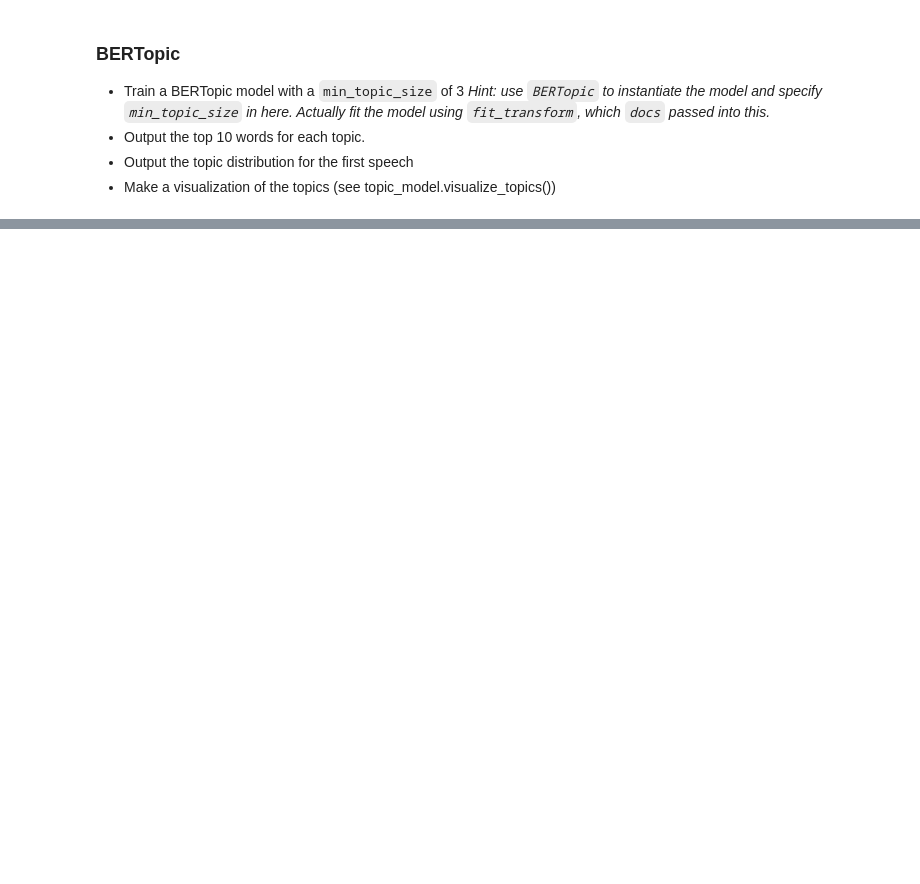
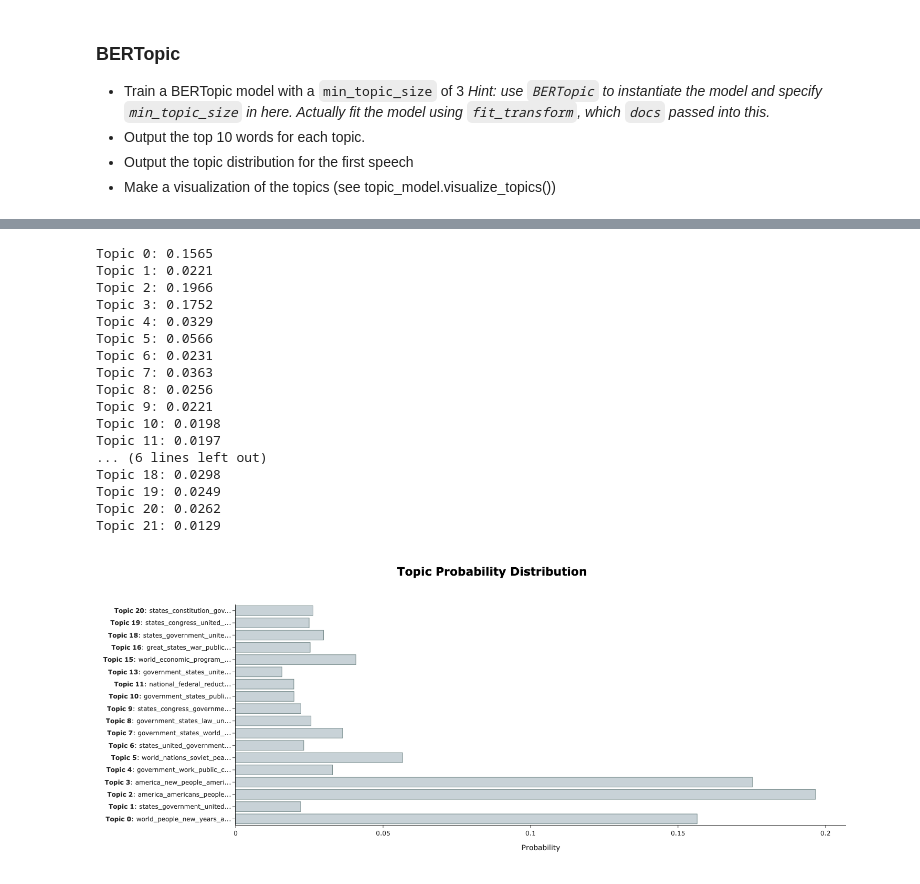
Before and after one commit to UCB-stat-159-f25/proj02-group08, a Jupyter notebook: notebooks/nlp-P03.ipynb, the cells around one changed output, grey strips where cells are left out. Cells and saved outputs as stored; diff of their text form; code cells hidden in the pictures; blank space fills up the shorter version.

```diff
--- a/notebooks/nlp-P03.ipynb
+++ b/notebooks/nlp-P03.ipynb
@@ -42,2 +70,6 @@ To train an LDA model, use the LdaModel function that we imported a couple of ce
 # %%
 # print the top 10 words for each topic
+for topic_id in range (lda_model.num_topics):
+    print(f"Topic {topic_id}")
+    print(lda_model.print_topic(topic_id, topn=10))
+    print("__" * 30)
@@ -44,2 +94,7 @@ To train an LDA model, use the LdaModel function that we imported a couple of ce
 # %%
 # print the topic distribution for the first speech
+first_doc_bow = corpus[0]
+first_doc_topics = lda_model.get_document_topics(first_doc_bow)
+
+for topic_id, prob in first_doc_topics:
+    print(f"Topic {topic_id}: {prob:.4f}")
@@ -58,5 +138,9 @@ pyLDAvis.enable_notebook()
 docs = sou['Text'].to_list()
 # %%
 # train the model - this takes about 30 seconds
+topic_model = BERTopic(min_topic_size=3)
+topics, probs = topic_model.fit_transform(docs)
 
 # remove stop words from the topics (Hint: use CountVectorizer and then .update_topics on topic_model)
+vectorizer_model = CountVectorizer(stop_words="english")
+topic_model.update_topics(docs, topics=topics, vectorizer_model=vectorizer_model)
@@ -63,2 +149,10 @@ docs = sou['Text'].to_list()
 # %%
 # output the top 10 words for each topic - hint see get_topic_info
+topic_info = topic_model.get_topic_info()
+
+for topic_id in topic_info["Topic"]:
+    if topic_id == -1:
+        continue
+    print(f"Topic {topic_id}")
+    print(topic_model.get_topic(topic_id)[:10])  # list of (word, weight) for top 10
+    print("__" * 30)
@@ -65,6 +177,33 @@ docs = sou['Text'].to_list()
 # %%
 # output the topic distribution for the first speech
 # hint: check out approximate_distribution() and visualize_distribution()
+probs_first = topic_model.approximate_distribution([docs[0]])[0]
+probs_first = probs_first.flatten()   # ← FIX: makes it 1D properly
+
+for topic_id, prob in enumerate(probs_first):
+    if prob > 0:
+        print(f"Topic {topic_id}: {prob:.4f}")
+
+topic_model.visualize_distribution(probs_first)
+# %% [output]
+Topic 0: 0.1565
+Topic 1: 0.0221
+Topic 2: 0.1966
+Topic 3: 0.1752
+Topic 4: 0.0329
+Topic 5: 0.0566
+Topic 6: 0.0231
+Topic 7: 0.0363
+Topic 8: 0.0256
+Topic 9: 0.0221
+Topic 10: 0.0198
+Topic 11: 0.0197
+... (6 lines left out)
+Topic 18: 0.0298
+Topic 19: 0.0249
+Topic 20: 0.0262
+Topic 21: 0.0129
+[figure, added]
 # %%
 # run this cell to visualize the topics
 topic_model.visualize_topics()
```
Also changed, not shown: parts of 10 cells of this notebook, 2 other files.
